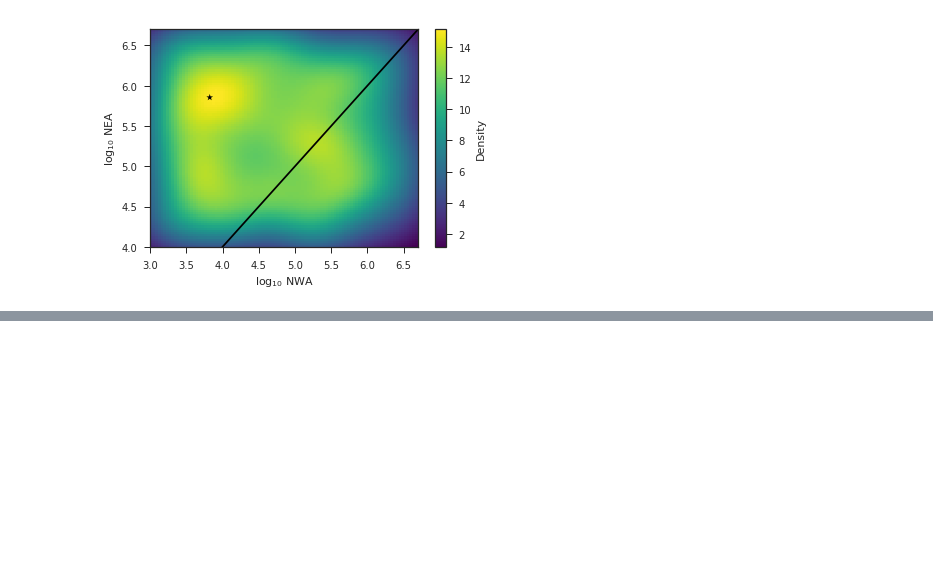
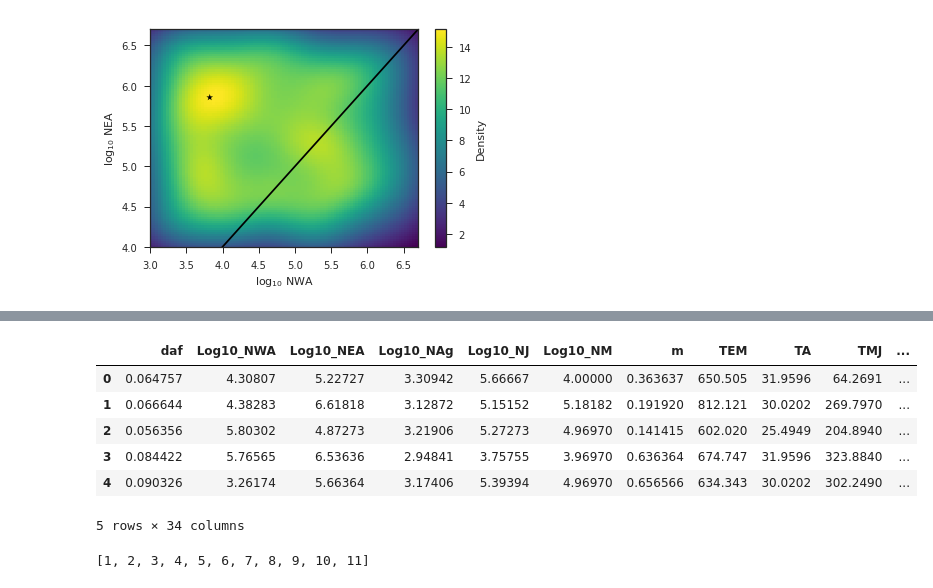
Before and after one commit to agladstein/ABC_results_AJ, a Jupyter notebook: update_AJmodels/assess_ABCtoolbox.ipynb, the cells around one changed output, grey strips where cells are left out. Saved outputs shown, nothing was run; the diff lists cells and outputs as text; code cells hidden in the pictures; blank space fills up the shorter version.

```diff
--- a/update_AJmodels/assess_ABCtoolbox.ipynb
+++ b/update_AJmodels/assess_ABCtoolbox.ipynb
@@ -221,0 +304,17 @@ plot_joint_mtpltlb(joint_NEA_NWA_df_pls, df_chrs_reformat_pls)
+# %%
+prior_pls = pd.read_csv(simName, sep = '\t')
+prior_pls.head()
+# %% [output]
+|  | daf | Log10_NWA | Log10_NEA | Log10_NAg | Log10_NJ | Log10_NM | m | TEM | TA | TMJ | ... |
+| 0 | 0.064757 | 4.30807 | 5.22727 | 3.30942 | 5.66667 | 4.00000 | 0.363637 | 650.505 | 31.9596 | 64.2691 | ... |
+| 1 | 0.066644 | 4.38283 | 6.61818 | 3.12872 | 5.15152 | 5.18182 | 0.191920 | 812.121 | 30.0202 | 269.7970 | ... |
+| 2 | 0.056356 | 5.80302 | 4.87273 | 3.21906 | 5.27273 | 4.96970 | 0.141415 | 602.020 | 25.4949 | 204.8940 | ... |
+| 3 | 0.084422 | 5.76565 | 6.53636 | 2.94841 | 3.75755 | 3.96970 | 0.636364 | 674.747 | 31.9596 | 323.8840 | ... |
+| 4 | 0.090326 | 3.26174 | 5.66364 | 3.17406 | 5.39394 | 4.96970 | 0.656566 | 634.343 | 30.0202 | 302.2490 | ... |
+5 rows × 34 columns
+# %%
+# param_indexes = get_param_indexes(params_str)
+print(param_indexes)
+params = get_col_names(param_indexes, prior_pls)
+# %% [output]
+[1, 2, 3, 4, 5, 6, 7, 8, 9, 10, 11]
```
Also changed, not shown: parts of 17 cells of this notebook, 1 other file.
